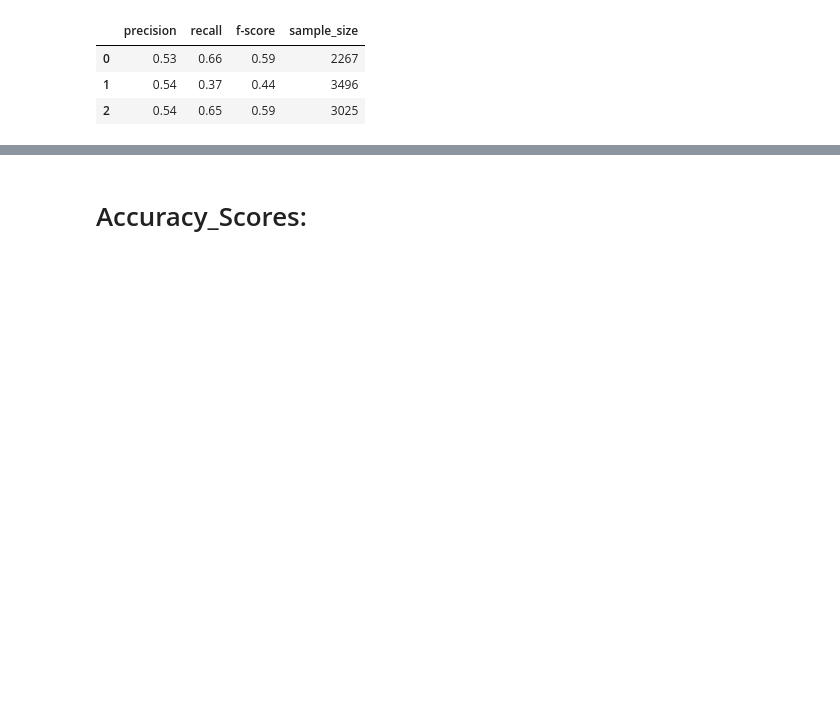
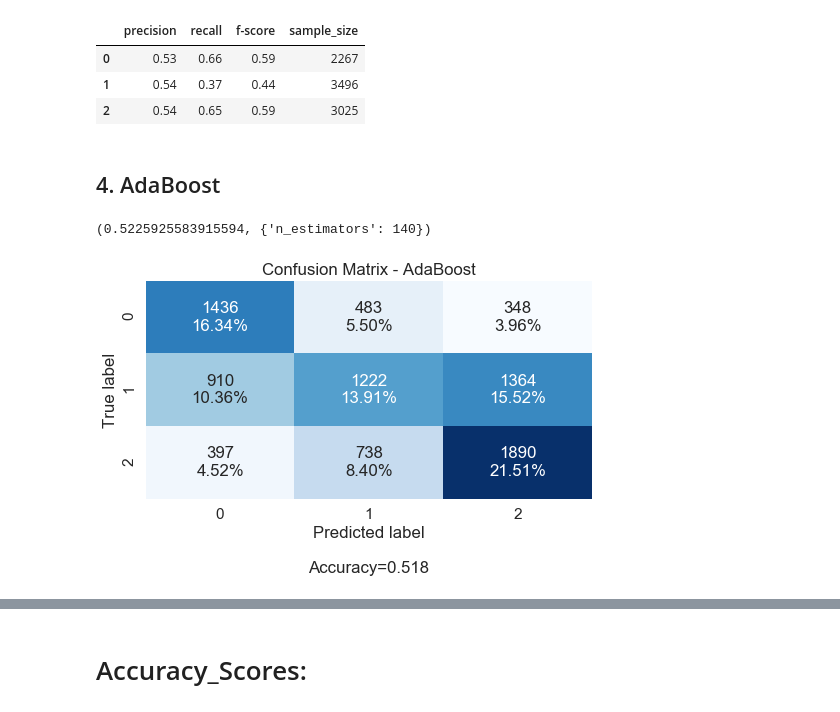
Before and after one commit to fariha23/YouTube_Data_Analysis_Video_Categories, a Jupyter notebook: YouTube_Machine_Learning.ipynb, the cells around one changed output, grey strips where cells are left out. Saved outputs shown, nothing was run; the diff lists cells and outputs as text; code cells hidden in the pictures; blank space fills up the shorter version.

```diff
--- a/YouTube_Machine_Learning.ipynb
+++ b/YouTube_Machine_Learning.ipynb
@@ -447,3 +450,24 @@ Precision-Recall -Gradient Boost
 | 0 | 0.53 | 0.66 | 0.59 | 2267 |
 | 1 | 0.54 | 0.37 | 0.44 | 3496 |
 | 2 | 0.54 | 0.65 | 0.59 | 3025 |
+# %% [markdown]
+## 4. AdaBoost
+# %%
+param_grid=[{'n_estimators':list(range(100,150,10))}]
+
+
+ab=AdaBoostClassifier()
+ab_cv=GridSearchCV(ab,param_grid)
+ab_cv.fit(X_train, y_train)
+y_pred_ab=ab_cv.predict(X_test)
+# %%
+ab_cv.best_score_, ab_cv.best_params_
+# %% [output]
+(0.5225925583915594, {'n_estimators': 140})
+# %%
+#confusion(y_test, y_pred_ab, "AdaBoost")
+
+cm=confusion_matrix(y_test, y_pred_ab,  labels=[0, 1, 2])
+cf.make_confusion_matrix(cm, figsize=(8,4), cbar=False, title='Confusion Matrix - AdaBoost')
+# %% [output]
+[figure, added]
```
Also changed, not shown: parts of 14 cells of this notebook.
